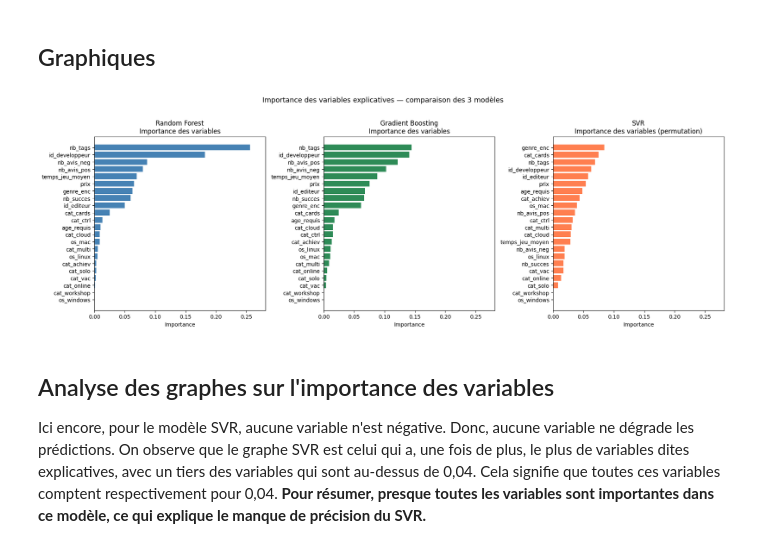
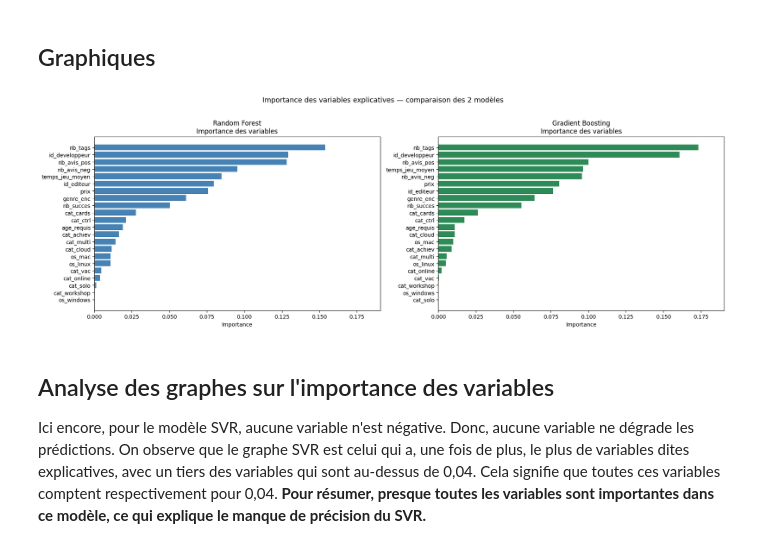
Before and after one commit to Caquite/GamesSales, a Jupyter notebook: Machine Learning/modeles_ml.ipynb, the cells around one changed output. Drawn from its saved outputs; the diff is of its cells as text; code cells hidden in the pictures.

```diff
--- a/Machine Learning/modeles_ml.ipynb
+++ b/Machine Learning/modeles_ml.ipynb
@@ -1041,0 +1058,10 @@ RMSE sur train/test : 0.825M
+# %%
+study_rf = optuna.create_study(
+    direction='minimize',
+    sampler=optuna.samplers.TPESampler(seed=42),
+    pruner=optuna.pruners.MedianPruner(n_startup_trials=10)
+)
+optuna.logging.set_verbosity(optuna.logging.WARNING)
+study_rf.optimize(lambda trial: objective(trial, "random_forest"), n_trials=100, show_progress_bar=True,n_jobs=-1)
+model = RandomForestRegressor(**study_rf.best_params, random_state=42,n_jobs=-1)
+print(f"Meilleurs hyperparamètres Optuna : {study_rf.best_params}")
@@ -1144,0 +1159,10 @@ R² sur train/test : 0.248
+# %%
+study_gb = optuna.create_study(
+    direction='minimize',
+    sampler=optuna.samplers.TPESampler(seed=42),
+    pruner=optuna.pruners.MedianPruner(n_startup_trials=10)
+)
+optuna.logging.set_verbosity(optuna.logging.WARNING)
+study_gb.optimize(lambda trial: objective(trial, "gradient_boosting"), n_trials=100, show_progress_bar=True,n_jobs=-1)
+model = GradientBoostingRegressor(**study_gb.best_params, random_state=42)
+print(f"Meilleurs hyperparamètres Optuna : {study_gb.best_params}")
@@ -1429,9 +1385,7 @@ noms_variables = variables_explicatives  # liste des noms de colonnes
 Pour le modèle random forest, feature_importances_ est intégré pour calculer l'importance des varibales explicatives. Il calcule pour chaque variable combien de fois elle a été utilisée pour faire des coupures dans les arbres, et à quel point ces coupures ont réduit l'erreur ou non
 # %%
 rf_final = RandomForestRegressor(
-    n_estimators     = meilleur_n,
-    max_depth        = meilleur_depth,
-    min_samples_split= meilleur_split,
+    **study_rf.best_params,
     random_state     = 42,
     n_jobs           = -1
 )
@@ -1443,7 +1397,7 @@ importances_rf = importances_rf.sort_values()
 ## Gradient Boosting
 Ici aussi, feature_importances_ est intégré
 # %%
-gb_final = GradientBoostingRegressor(**study.best_params, random_state=42)
+gb_final = GradientBoostingRegressor(**study_gb.best_params, random_state=42)
 gb_final.fit(X, y)
 
 importances_gb = pd.Series(gb_final.feature_importances_, index=noms_variables)
@@ -1471,38 +1405,31 @@ importances_svr = importances_svr.sort_values()
 # %% [markdown]
 ## Graphiques
 # %%
-fig, axes = plt.subplots(1, 3, figsize=(18, 6))
+fig, axes = plt.subplots(1, 2, figsize=(18, 6))
 
 # Valeur max globale
 max_importance = max(
     importances_rf.max(),
-    importances_gb.max(),
-    importances_svr.max()
+    importances_gb.max()
 )
 
 # Random Forest
 axes[0].barh(importances_rf.index, importances_rf.values, color='steelblue')
 axes[0].set_title('Random Forest\nImportance des variables')
 axes[0].set_xlabel('Importance')
 axes[0].set_xlim(0, max_importance * 1.1)
 
 # Gradient Boosting
 axes[1].barh(importances_gb.index, importances_gb.values, color='seagreen')
 axes[1].set_title('Gradient Boosting\nImportance des variables')
 axes[1].set_xlabel('Importance')
 axes[1].set_xlim(0, max_importance * 1.1)
 
-# SVR
-axes[2].barh(importances_svr.index, importances_svr.values, color='coral')
-axes[2].set_title('SVR\nImportance des variables (permutation)')
-axes[2].set_xlabel('Importance')
-axes[2].set_xlim(0, max_importance * 1.1)
-
-plt.suptitle('Importance des variables explicatives — comparaison des 3 modèles', fontsize=13, y=1.02)
+plt.suptitle('Importance des variables explicatives — comparaison des 2 modèles', fontsize=13, y=1.02)
 plt.tight_layout()
 plt.show()
 # %% [output]
-[figure, old version]
+[figure, new version]
 # %% [markdown]
 ## Analyse des graphes sur l'importance des variables
 
```
Also changed, not shown: parts of 89 cells of this notebook, 1 other file.
